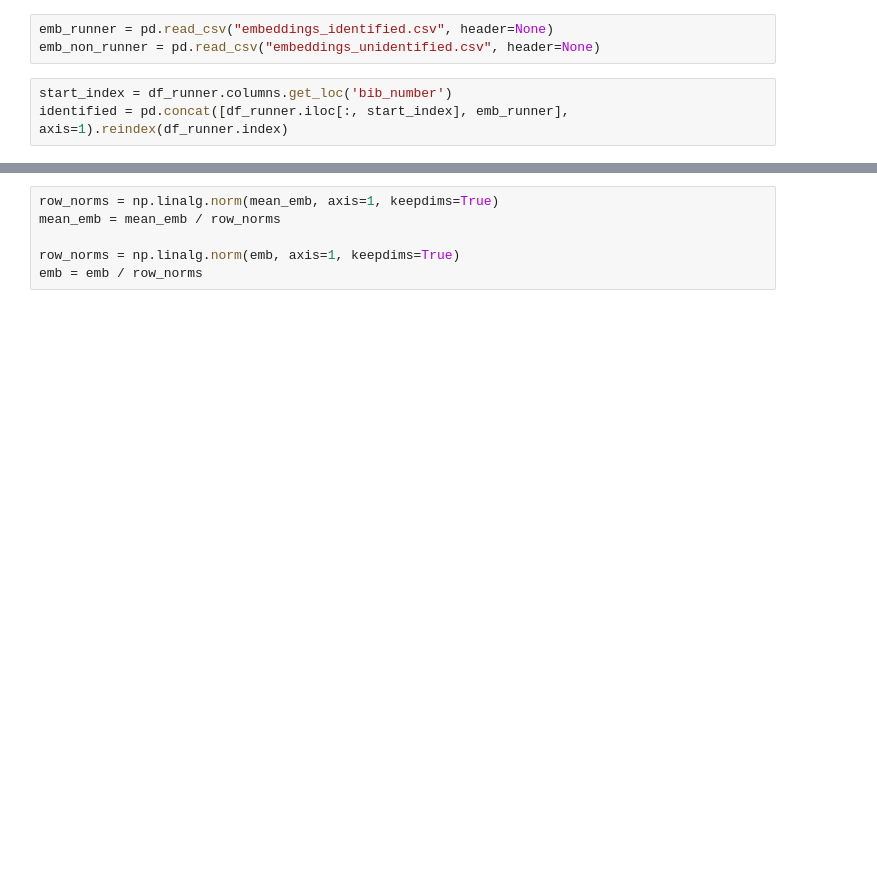
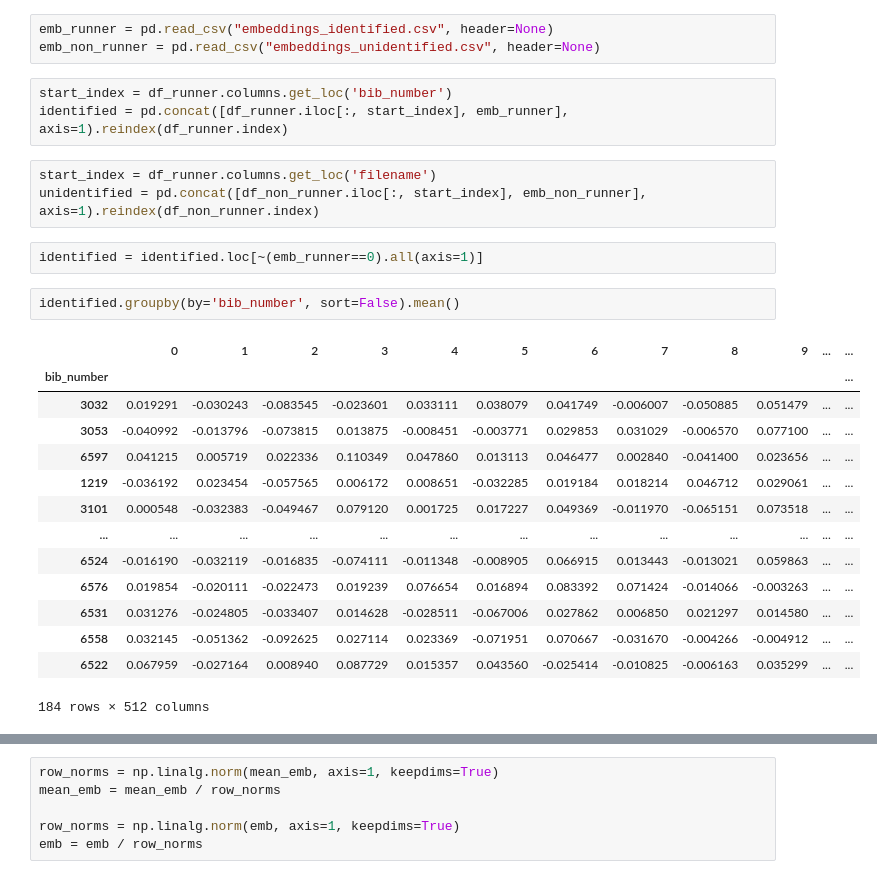
Before and after one commit to sharma-arpit/face-bib-mapping, a Jupyter notebook: Integrated_Pipeline.ipynb, the cells around one changed output, grey strips where cells are left out. Cells and saved outputs as stored; diff of their text form; blank space fills up the shorter version.

```diff
--- a/Integrated_Pipeline.ipynb
+++ b/Integrated_Pipeline.ipynb
@@ -286,3 +295,25 @@ emb_non_runner = pd.read_csv("embeddings_unidentified.csv", header=None)
 # %%
 start_index = df_runner.columns.get_loc('bib_number')
 identified = pd.concat([df_runner.iloc[:, start_index], emb_runner], axis=1).reindex(df_runner.index)
+# %%
+start_index = df_runner.columns.get_loc('filename')
+unidentified = pd.concat([df_non_runner.iloc[:, start_index], emb_non_runner], axis=1).reindex(df_non_runner.index)
+# %%
+identified = identified.loc[~(emb_runner==0).all(axis=1)]
+# %%
+identified.groupby(by='bib_number', sort=False).mean()
+# %% [output]
+|  | 0 | 1 | 2 | 3 | 4 | 5 | 6 | 7 | 8 | 9 | ... | ... |
+| bib_number |  |  |  |  |  |  |  |  |  |  |  | ... |
+| 3032 | 0.019291 | -0.030243 | -0.083545 | -0.023601 | 0.033111 | 0.038079 | 0.041749 | -0.006007 | -0.050885 | 0.051479 | ... | ... |
+| 3053 | -0.040992 | -0.013796 | -0.073815 | 0.013875 | -0.008451 | -0.003771 | 0.029853 | 0.031029 | -0.006570 | 0.077100 | ... | ... |
+| 6597 | 0.041215 | 0.005719 | 0.022336 | 0.110349 | 0.047860 | 0.013113 | 0.046477 | 0.002840 | -0.041400 | 0.023656 | ... | ... |
+| 1219 | -0.036192 | 0.023454 | -0.057565 | 0.006172 | 0.008651 | -0.032285 | 0.019184 | 0.018214 | 0.046712 | 0.029061 | ... | ... |
+| 3101 | 0.000548 | -0.032383 | -0.049467 | 0.079120 | 0.001725 | 0.017227 | 0.049369 | -0.011970 | -0.065151 | 0.073518 | ... | ... |
+| ... | ... | ... | ... | ... | ... | ... | ... | ... | ... | ... | ... | ... |
+| 6524 | -0.016190 | -0.032119 | -0.016835 | -0.074111 | -0.011348 | -0.008905 | 0.066915 | 0.013443 | -0.013021 | 0.059863 | ... | ... |
+| 6576 | 0.019854 | -0.020111 | -0.022473 | 0.019239 | 0.076654 | 0.016894 | 0.083392 | 0.071424 | -0.014066 | -0.003263 | ... | ... |
+| 6531 | 0.031276 | -0.024805 | -0.033407 | 0.014628 | -0.028511 | -0.067006 | 0.027862 | 0.006850 | 0.021297 | 0.014580 | ... | ... |
+| 6558 | 0.032145 | -0.051362 | -0.092625 | 0.027114 | 0.023369 | -0.071951 | 0.070667 | -0.031670 | -0.004266 | -0.004912 | ... | ... |
+| 6522 | 0.067959 | -0.027164 | 0.008940 | 0.087729 | 0.015357 | 0.043560 | -0.025414 | -0.010825 | -0.006163 | 0.035299 | ... | ... |
+184 rows × 512 columns
```
Also changed, not shown: parts of 18 cells of this notebook, 1 other file.
